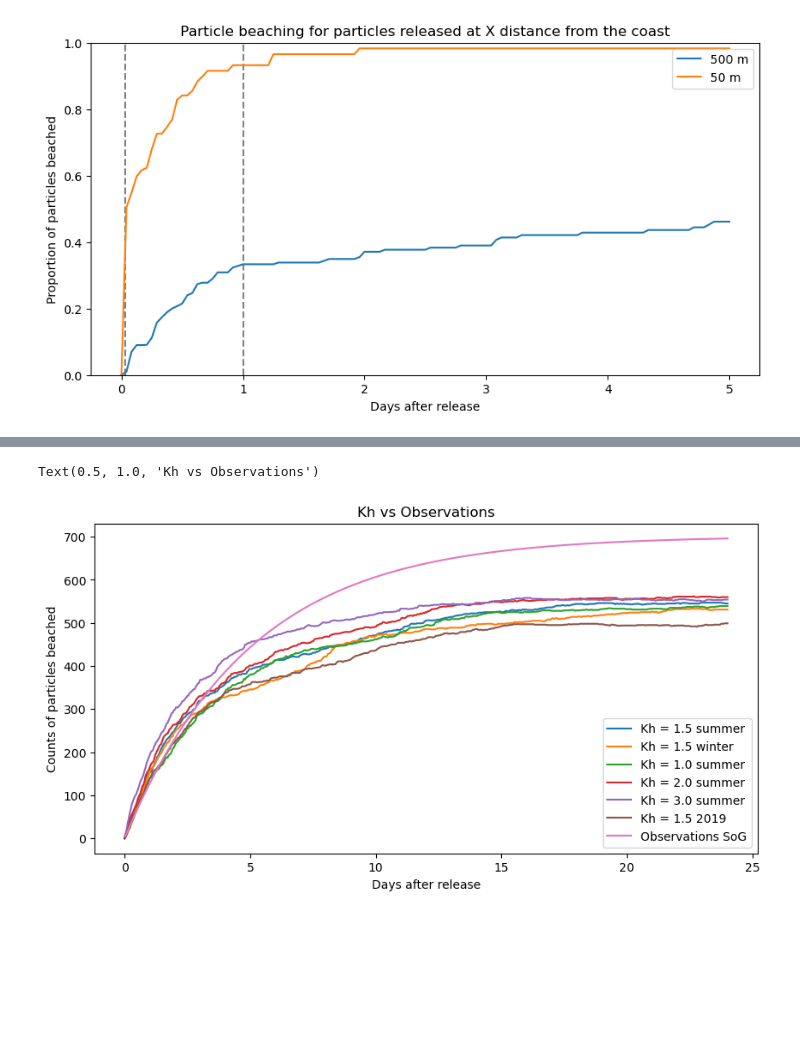
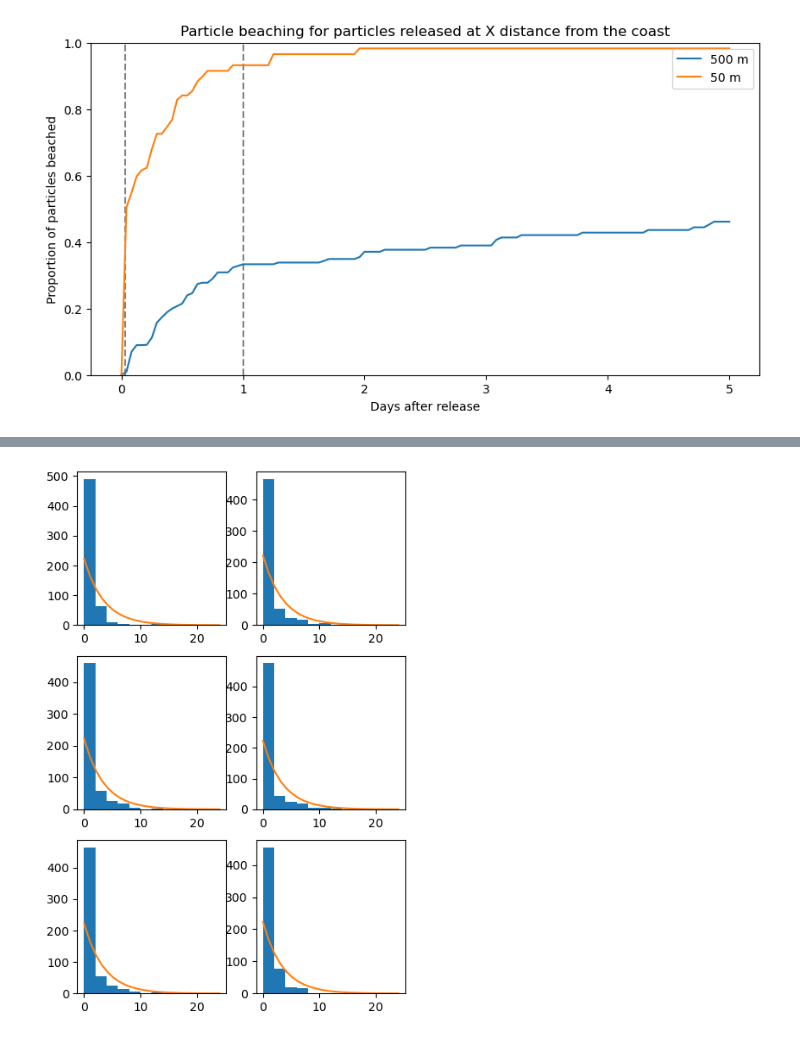
Before and after one commit to SalishSeaCast/analysis-jose, a Jupyter notebook: notebooks/parcels/Remote/Fibres/check_beach.ipynb, the cells around one changed output, grey strips where cells are left out. Drawn from its saved outputs; the diff is of its cells as text; code cells hidden in the pictures; blank space fills up the shorter version.

```diff
--- a/notebooks/parcels/Remote/Fibres/check_beach.ipynb
+++ b/notebooks/parcels/Remote/Fibres/check_beach.ipynb
@@ -481,55 +489,73 @@ beach5 = ds5.beached
 beach6 = ds6.beached
 
 b,b2,b3,b4,b5,b6 = [],[],[],[],[],[]
 
 for t in range(beach.shape[1]):
     b.append(np.count_nonzero(beach[:,t] == 1.0))
     b2.append(np.count_nonzero(beach2[:,t] == 1.0))
     b3.append(np.count_nonzero(beach3[:,t] == 1.0))
     b4.append(np.count_nonzero(beach4[:,t] == 1.0))
     b5.append(np.count_nonzero(beach5[:,t] == 1.0))
     b6.append(np.count_nonzero(beach6[:,t] == 1.0))
 
 d = [b[1]]
 d.append(b2[1])
 d.append(b3[1])
 d.append(b4[1])
 d.append(b5[1])
 d.append(b6[1])
 mm=np.mean(d)
 
 b  = np.array(b[1:])-b[1]
 b2  = np.array(b2[1:])-b2[1]
 b3  = np.array(b3[1:])-b3[1]
 b4  = np.array(b4[1:])-b4[1]
 b5  = np.array(b5[1:])-b5[1]
 b6  = np.array(b6[1:])-b6[1]
 
-time = np.linspace(0,24,576)
-time2 = np.linspace(0,24*24,576)
-fig,axs = plt.subplots(1,1,figsize=(10,5))
-plt.plot(time,b,label='Kh = 1.5 summer')
-plt.plot(time,b2,label='Kh = 1.5 winter')
-plt.plot(time,b3,label='Kh = 1.0 summer')
-plt.plot(time,b4,label='Kh = 2.0 summer')
-plt.plot(time,b5,label='Kh = 3.0 summer')
-plt.plot(time,b6,label='Kh = 1.5 2019')
-#plt.axvline(x=time_prob(n,1.5)[0],linestyle='--',color='grey')
-#plt.axvline(x=time_prob(n,1.5)[1],linestyle='--',color='grey')
+d = [b[0]]
+d2 = [b2[0]]
+d3 = [b3[0]]
+d4 = [b4[0]]
+d5 = [b5[0]]
+d6 = [b6[0]]
 
-alpha = 1/(5*24)
-p = (700)* alpha * np.exp(-alpha*time2)
-p2 =[p[0]]
-for i in range(1,len(time2)):
-    p2.append(np.sum(p[:i]))
-plt.plot(time,p2,label="Observations SoG")
-#plt.xlim([0,5])
+for i in range(1,len(b)):
+    d.append(b[i] - (b[i-1]))
+    d2.append(b2[i] - (b2[i-1]))
+    d3.append(b3[i] - (b3[i-1]))
+    d4.append(b4[i] - (b4[i-1]))
+    d5.append(b5[i] - (b5[i-1]))
+    d6.append(b6[i] - (b6[i-1]))
+
+time = np.linspace(1,25,12)
+time2 = np.linspace(0,24,24)
+
+fig,axs = plt.subplots(3,2,figsize=(5,8))
+axs[0,0].hist(d,bins=list(np.arange(0,24,2)),label='Kh = 1.5 summer')
+axs[0,1].hist(d2,bins=list(np.arange(0,24,2)),label='Kh = 4.0 summer')
+axs[1,0].hist(d3,bins=list(np.arange(0,24,2)),label='Kh = 1.0 summer')
+axs[1,1].hist(d4,bins=list(np.arange(0,24,2)),label='Kh = 2.0 summer')
+axs[2,0].hist(d5,bins=list(np.arange(0,24,2)),label='Kh = 3.0 summer')
+axs[2,1].hist(d6,bins=list(np.arange(0,24,2)),label='Kh = 1.5 winter')
+
+alpha = 1/(3.5)
+p = (841-mm)* alpha * np.exp(-alpha*time2)
+p2 =[]
+for i in range(0,len(p),2):
+    p2.append(np.sum(p[i+1:i+2]))
+
+for i in range(3):
+    axs[i,0].plot(time2,p,label="Observations SoG")
+    #axs[i,0].set_xlim([-0.5,10.5])
+    axs[i,1].plot(time2,p,label="Observations SoG")
+    #axs[i,1].set_xlim([-0.5,10.5])
+
 #plt.ylim([0,50])
-plt.legend()
-plt.xlabel('Days after release')
-plt.ylabel('Counts of particles beached')
-plt.title('Kh vs Observations')
+#plt.legend()
+#plt.xlabel('Days after release')
+#plt.ylabel('Counts of particles beached')
+#plt.title('Kh vs Observations')
 # %% [output]
-Text(0.5, 1.0, 'Kh vs Observations')
-[figure, old version]
+[figure, new version]
 # %%
```
Also changed, not shown: parts of 4 cells of this notebook, 1 other file.
